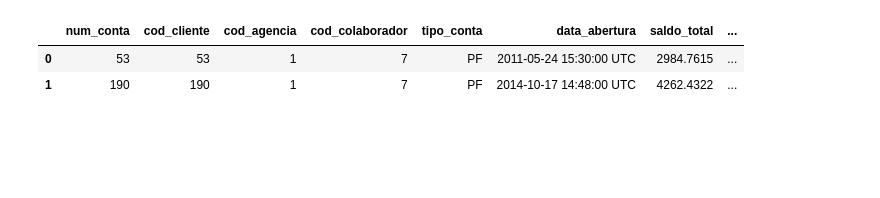
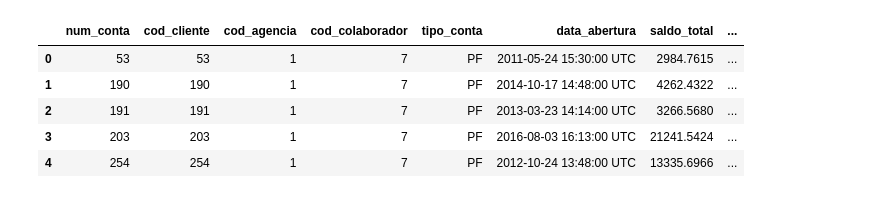
Before and after one commit to valdenio458/analista-de-dados-desafio-Indicium, a Jupyter notebook: contas.ipynb, the cells around one changed output. Cells and saved outputs as stored; diff of their text form; code cells hidden in the pictures; blank space fills up the shorter version.

```diff
--- a/contas.ipynb
+++ b/contas.ipynb
@@ -15,10 +31,13 @@ df.isnull()
 # %%
 # Visualiza as 05 primeiras linhas
-df.head(2)
+df.head()
 # %% [output]
 |  | num_conta | cod_cliente | cod_agencia | cod_colaborador | tipo_conta | data_abertura | saldo_total | ... |
 | 0 | 53 | 53 | 1 | 7 | PF | 2011-05-24 15:30:00 UTC | 2984.7615 | ... |
 | 1 | 190 | 190 | 1 | 7 | PF | 2014-10-17 14:48:00 UTC | 4262.4322 | ... |
+| 2 | 191 | 191 | 1 | 7 | PF | 2013-03-23 14:14:00 UTC | 3266.5680 | ... |
+| 3 | 203 | 203 | 1 | 7 | PF | 2016-08-03 16:13:00 UTC | 21241.5424 | ... |
+| 4 | 254 | 254 | 1 | 7 | PF | 2012-10-24 13:48:00 UTC | 13335.6966 | ... |
 # %%
 # Obtém informações sobre o dataframe
 df.info()
```
Also changed, not shown: parts of 9 cells of this notebook.
